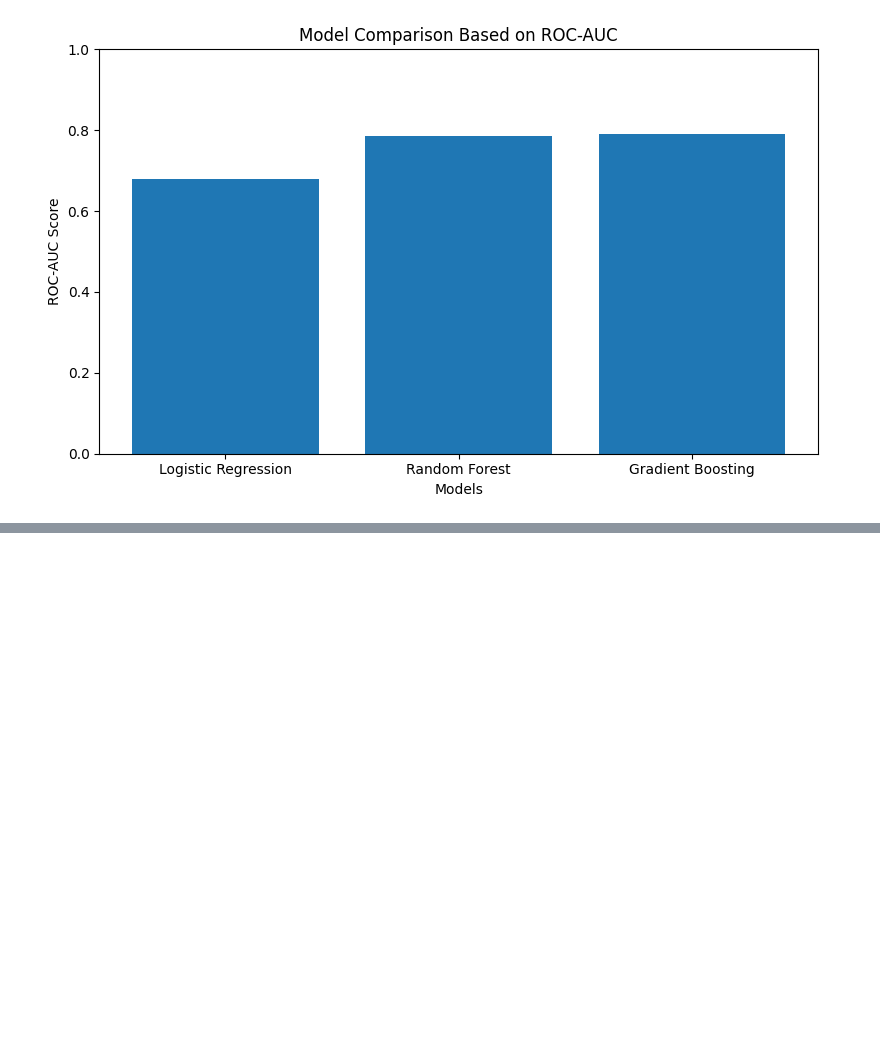
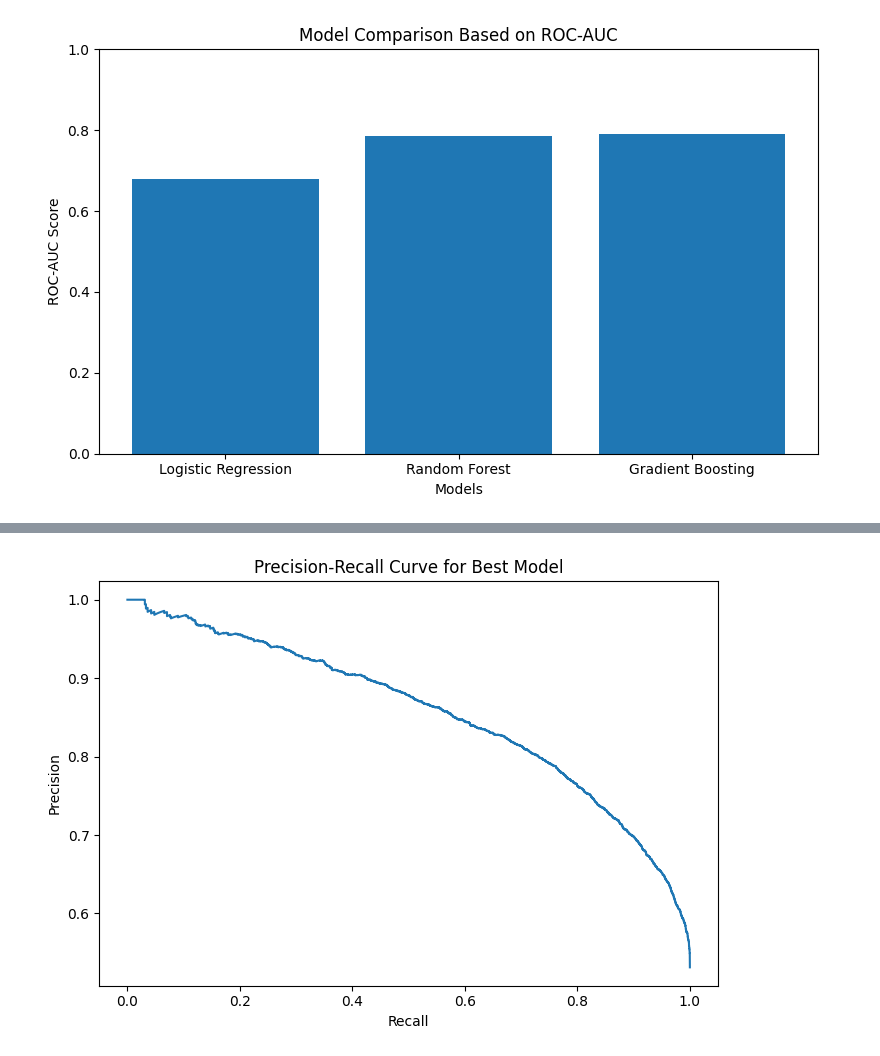
Before and after one commit to JustSid26/HiggsBosonDetectionML, a Jupyter notebook: higgsModelFinal.ipynb, the cells around one changed output, grey strips where cells are left out. Cells and saved outputs as stored; diff of their text form; code cells hidden in the pictures; blank space fills up the shorter version.

```diff
--- a/higgsModelFinal.ipynb
+++ b/higgsModelFinal.ipynb
@@ -282,0 +329,13 @@ plt.show()
+# %%
+from sklearn.metrics import precision_recall_curve
+
+prec, rec, thr = precision_recall_curve(y_val, y_prob_best)
+plt.figure(figsize=(7,5))
+plt.plot(rec, prec)
+plt.xlabel("Recall")
+plt.ylabel("Precision")
+plt.title("Precision-Recall Curve for Best Model")
+plt.tight_layout()
+plt.show()
+# %% [output]
+[figure, added]
```
Also changed, not shown: parts of 7 cells of this notebook.
